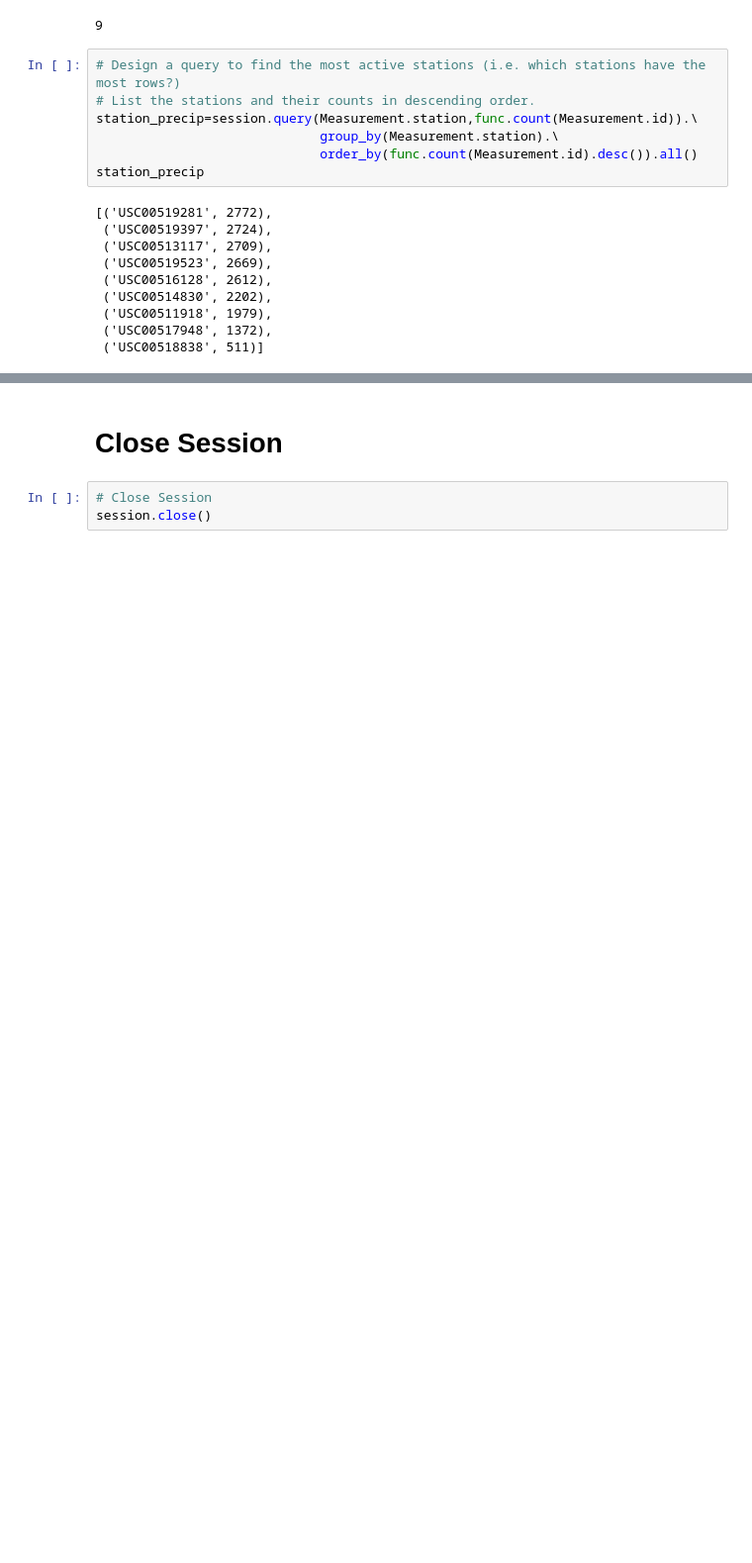
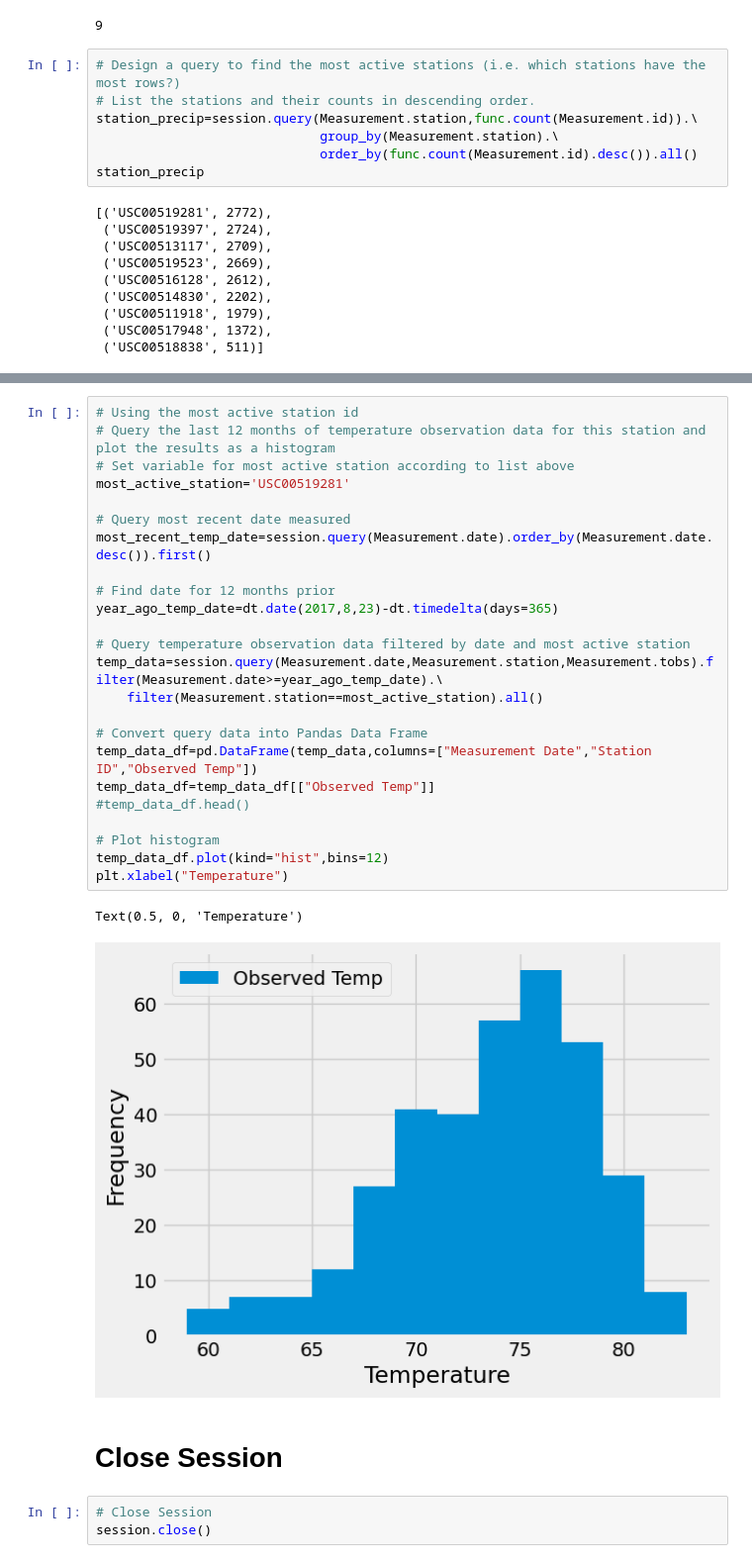
Before and after one commit to katyphillips/sqlalchemy-challenge, a Jupyter notebook: SurfsUp/climate_starter.ipynb, the cells around one changed output, grey strips where cells are left out. Shown at 99% size. Cells and saved outputs as stored; diff of their text form; blank space fills up the shorter version.

```diff
--- a/SurfsUp/climate_starter.ipynb
+++ b/SurfsUp/climate_starter.ipynb
@@ -128,3 +120,30 @@ Text(0.5, 4.183333333333314, 'Temperature')
+# %%
+# Using the most active station id
+# Query the last 12 months of temperature observation data for this station and plot the results as a histogram
+# Set variable for most active station according to list above
+most_active_station='USC00519281'
+
+# Query most recent date measured
+most_recent_temp_date=session.query(Measurement.date).order_by(Measurement.date.desc()).first()
+
+# Find date for 12 months prior
+year_ago_temp_date=dt.date(2017,8,23)-dt.timedelta(days=365)
+
+# Query temperature observation data filtered by date and most active station
+temp_data=session.query(Measurement.date,Measurement.station,Measurement.tobs).filter(Measurement.date>=year_ago_temp_date).\
+    filter(Measurement.station==most_active_station).all()
+
+# Convert query data into Pandas Data Frame
+temp_data_df=pd.DataFrame(temp_data,columns=["Measurement Date","Station ID","Observed Temp"])
+temp_data_df=temp_data_df[["Observed Temp"]]
+#temp_data_df.head()
+
+# Plot histogram
+temp_data_df.plot(kind="hist",bins=12)
+plt.xlabel("Temperature")
+# %% [output]
+Text(0.5, 0, 'Temperature')
+[figure, added]
 # %% [markdown]
 # Close Session
 # %%
```
Also changed, not shown: parts of 5 cells of this notebook.
